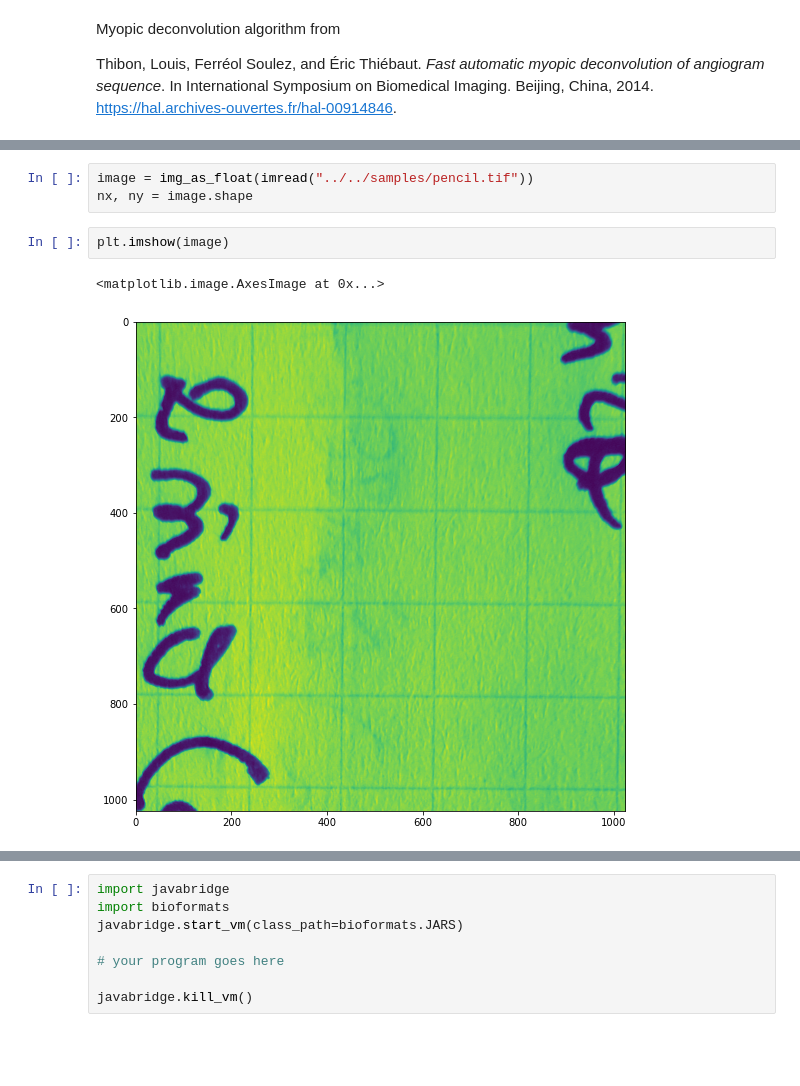
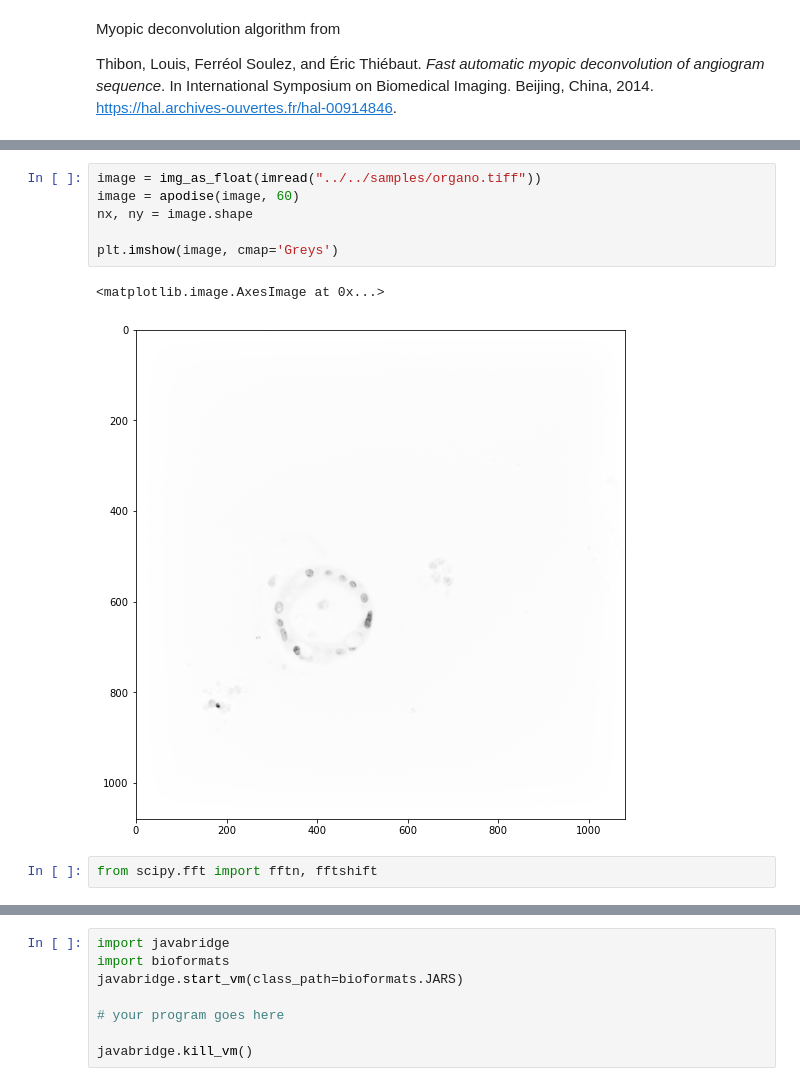
Before and after one commit to centuri-engineering/auto_metro, a Jupyter notebook: notebooks/MyopicDeconvolution.ipynb, the cells around one changed output, grey strips where cells are left out. Saved outputs shown, nothing was run; the diff lists cells and outputs as text; blank space fills up the shorter version.

```diff
--- a/notebooks/MyopicDeconvolution.ipynb
+++ b/notebooks/MyopicDeconvolution.ipynb
@@ -18,8 +54,11 @@ mpl.rcParams['figure.figsize'] = (12, 9)
 # %%
-image = img_as_float(imread("../../samples/pencil.tif"))
+image = img_as_float(imread("../../samples/organo.tiff"))
+image = apodise(image, 60)
 nx, ny = image.shape
+
+plt.imshow(image, cmap='Greys')
+# %% [output]
+<matplotlib.image.AxesImage at 0x...>
+[figure, added]
-# %%
-plt.imshow(image)
-# %% [output]
-<matplotlib.image.AxesImage at 0x...>
-[figure, removed]
+# %%
+from scipy.fft import fftn, fftshift
```
Also changed, not shown: parts of 22 cells of this notebook, 2 other files.
